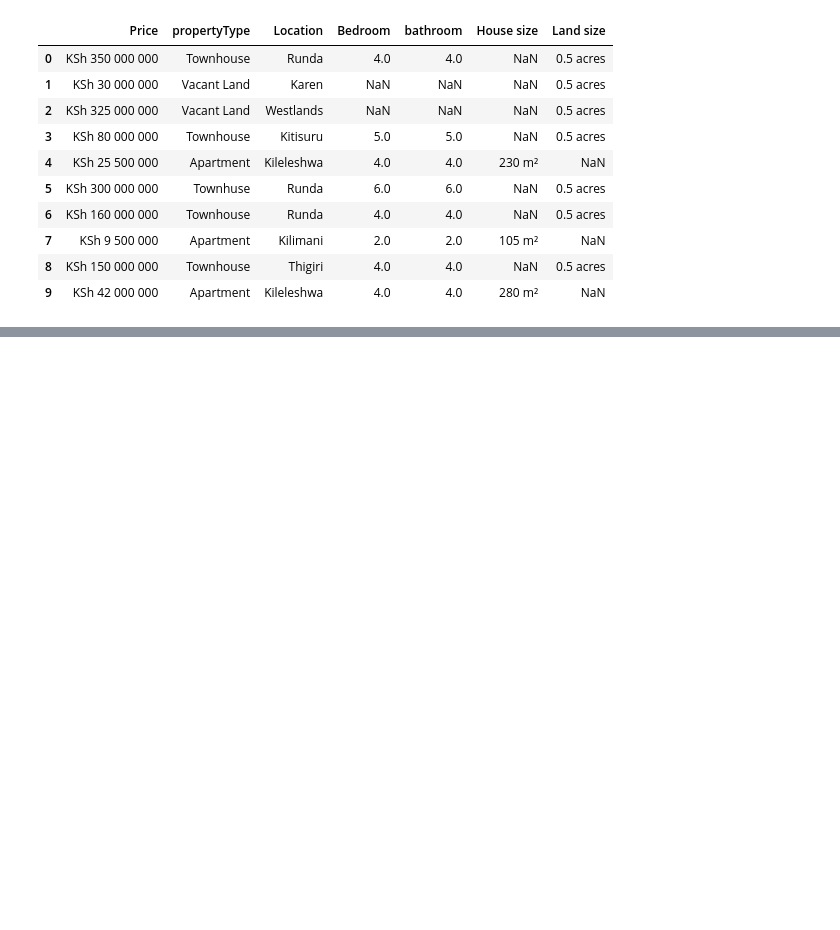
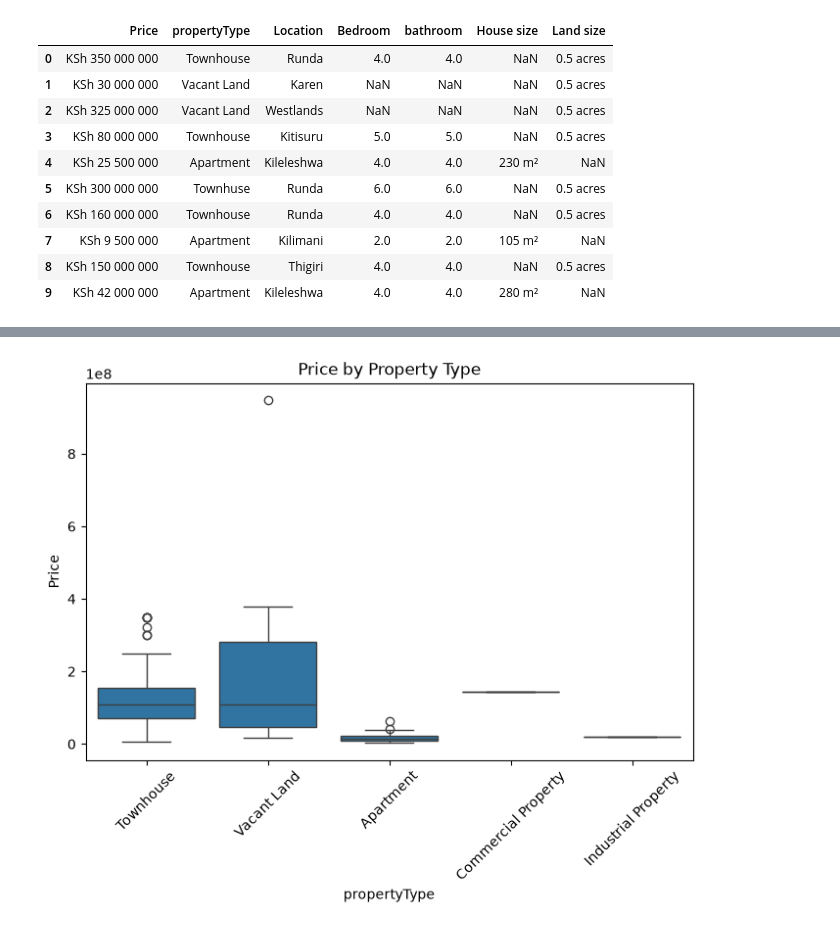
Before and after one commit to WillardDev/Machine_Learning_Foundation, a Jupyter notebook: Linear_Regression(1).ipynb, the cells around one changed output, grey strips where cells are left out. Cells and saved outputs as stored; diff of their text form; code cells hidden in the pictures; blank space fills up the shorter version.

```diff
--- a/Linear_Regression(1).ipynb
+++ b/Linear_Regression(1).ipynb
@@ -35,15 +65,16 @@ dtype: object
 # %%
-# Price: strip "KSh", spaces (incl. non-breaking), and any stray characters
 df['Price'] = (
     df['Price']
     .astype(str)
-    .str.replace(r'[^\d]', '', regex=True)   # keep only digits
+    .str.replace(r'[^\d]', '', regex=True)
     .astype('float64')
 )
 
-# House size: strip "m²" and spaces, keep NaN as NaN
 df['House size'] = pd.to_numeric(
     df['House size'].astype(str).str.replace(r'[^\d.]', '', regex=True),
-    errors='coerce'   # turns "nan" (stringified) and empty strings into NaN properly
+    errors='coerce'
 )
+
+# Drop House size — 105 out of 171 rows are NaN, too unreliable to impute
+df = df.drop(columns=['House size'])
 # %%
@@ -70 +138,11 @@ plt.show()
+# %%
+import seaborn as sns
+
+plt.figure(figsize=(8, 5))
+sns.boxplot(x='propertyType', y='Price', data=df)
+plt.title('Price by Property Type')
+plt.xticks(rotation=45)
+plt.show()
+# %% [output]
+[figure, added]
 # %%
```
Also changed, not shown: parts of 15 cells of this notebook.
